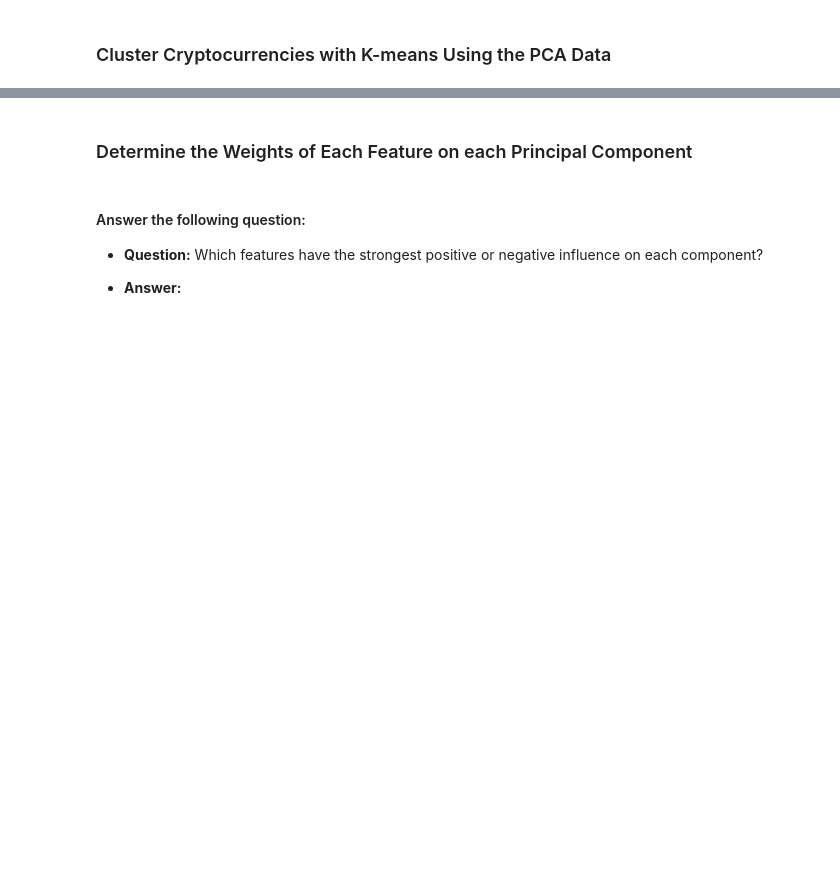
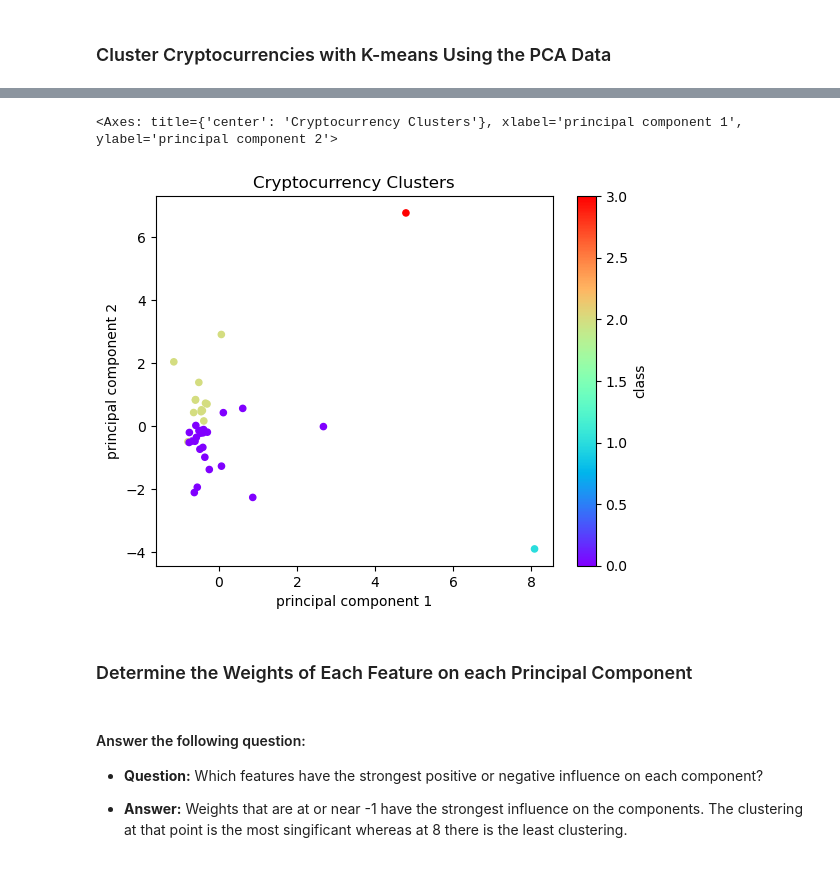
Before and after one commit to JCapone83/CryptoClustering, a Jupyter notebook: Crypto_Clustering.ipynb.ipynb, the cells around one changed output, grey strips where cells are left out. Saved outputs shown, nothing was run; the diff lists cells and outputs as text; code cells hidden in the pictures; blank space fills up the shorter version.

```diff
--- a/Crypto_Clustering.ipynb.ipynb
+++ b/Crypto_Clustering.ipynb.ipynb
@@ -338,15 +412,20 @@ clustered_pca_df.head(10)
 # %%
 # Create a scatter plot using hvPlot by setting `x="PCA1"` and `y="PCA2"`.
 
 clustered_pca_df.hvplot.scatter(
     x="principal component 1",
     y="principal component 2",
     by="class",
     hover_cols=["coin_name"],
     title="Cryptocurrency Clusters",
     color="class",
     cmap="rainbow"
 )
+
+clustered_pca_df.plot.scatter(x="principal component 1", y="principal component 2", c="class", colormap="rainbow", title="Cryptocurrency Clusters")
+# %% [output]
+<Axes: title={'center': 'Cryptocurrency Clusters'}, xlabel='principal component 1', ylabel='principal component 2'>
+[figure, added]
 # %% [markdown]
 ### Determine the Weights of Each Feature on each Principal Component
 # %%
@@ -361,4 +440,4 @@ df = pd.DataFrame(
 
 * **Question:** Which features have the strongest positive or negative influence on each component?
 
-* **Answer:**
+* **Answer:** Weights that are at or near -1 have the strongest influence on the components. The clustering at that point is the most singificant whereas at 8 there is the least clustering.
```
Also changed, not shown: parts of 16 cells of this notebook.
